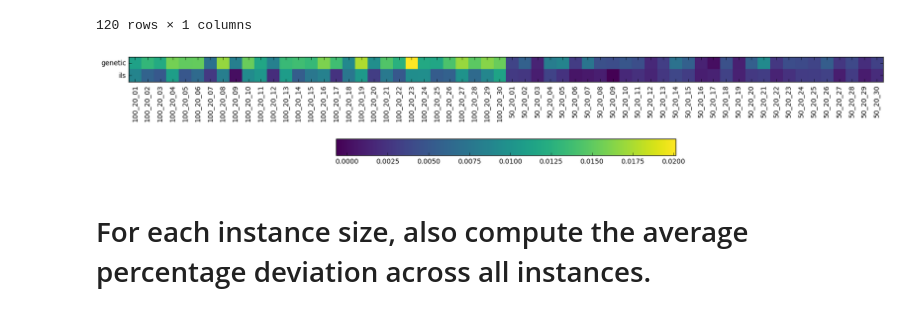
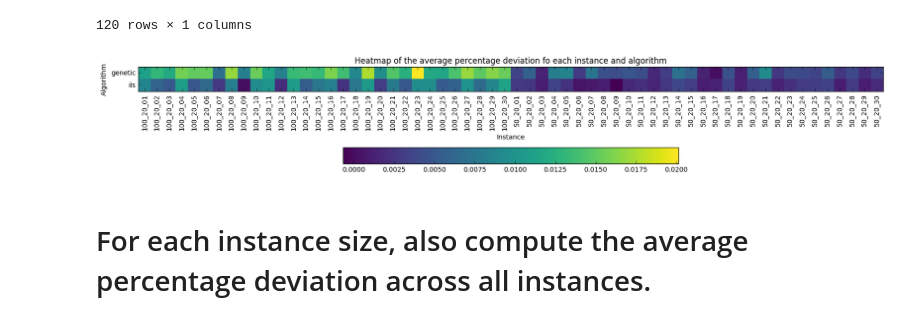
Before and after one commit to C4ptainCrunch/heuristic-optimization, a Jupyter notebook: analysis2.ipynb, the cells around one changed output. Drawn from its saved outputs; the diff is of its cells as text; code cells hidden in the pictures.

```diff
--- a/analysis2.ipynb
+++ b/analysis2.ipynb
@@ -103,16 +103,19 @@ e1.groupby(["algo", "instance"]).mean()[["diff"]]
 # %%
 fig = plt.figure(figsize=(20,3))
 heatmap = plt.imshow(
     e1.groupby(["algo", "instance"]).mean()[["diff"]].unstack().values,
     interpolation='nearest',
     cmap="viridis",
 )
 plt.xticks(range(60), e1.groupby(["algo", "instance"]).mean().reset_index().instance.values, rotation=90)
 plt.yticks(range(2), e1.groupby(["algo", "instance"]).mean().reset_index().algo.unique())
+plt.xlabel("Instance")
+plt.ylabel("Algorithm")
+plt.title("Heatmap of the average percentage deviation fo each instance and algorithm")
 
 plt.colorbar(heatmap, orientation="horizontal", pad=0.5);
 # %% [output]
-[figure, old version]
+[figure, new version]
 # %% [markdown]
 # For each instance size, also compute the average percentage deviation across all instances.
 # %%
```
Also changed, not shown: parts of 9 cells of this notebook, 9 other files.
